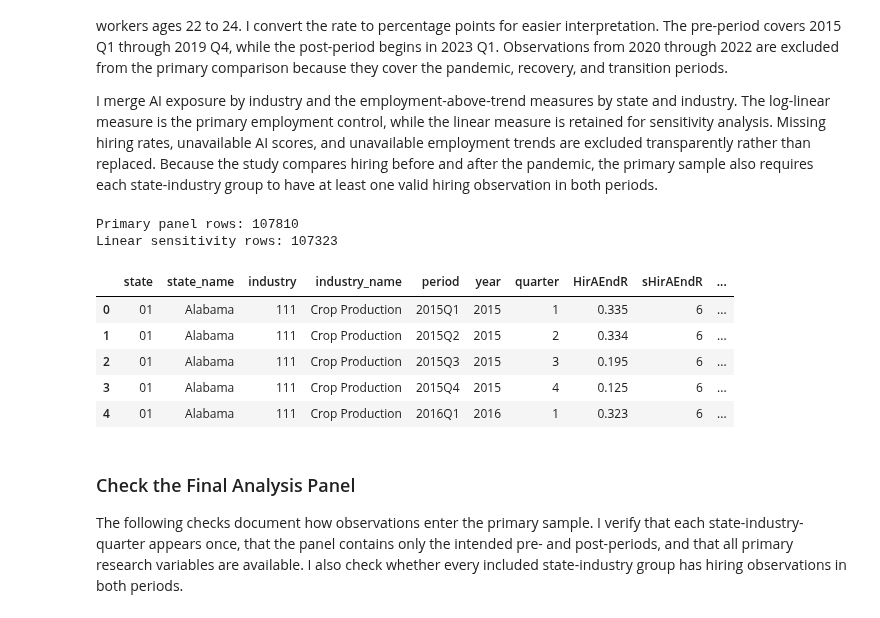
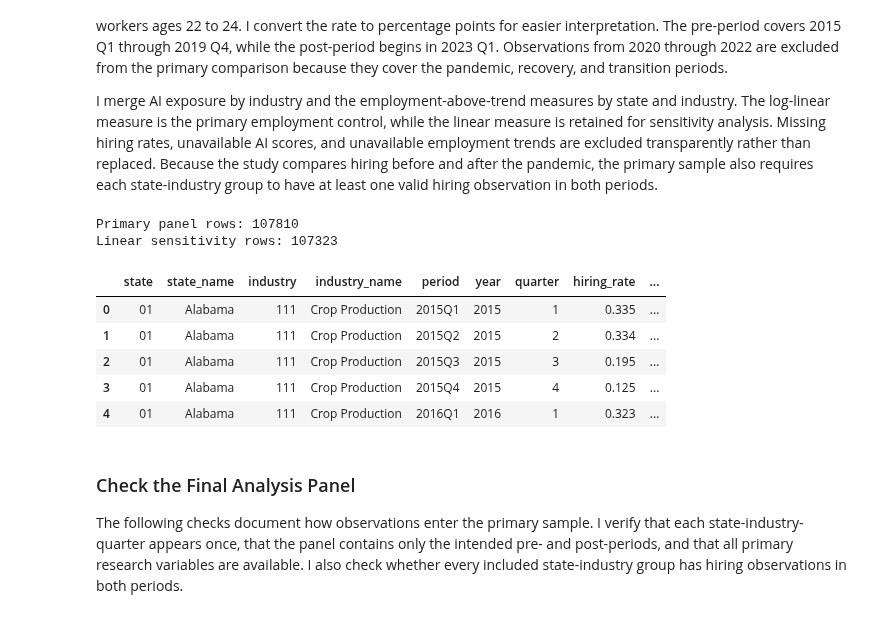
Before and after one commit to viet0901/senior-research, a Jupyter notebook: notebooks/01_research_analysis.ipynb, the cells around one changed output. Saved outputs shown, nothing was run; the diff lists cells and outputs as text; code cells hidden in the pictures.

Commit message:
Complete 1st draft descriptive analysis and prepare final research panel

```diff
--- a/notebooks/01_research_analysis.ipynb
+++ b/notebooks/01_research_analysis.ipynb
@@ -1164,13 +1162,18 @@ hiring_panel = qwi.loc[
         "HirAEndR",
         "sHirAEndR",
     ],
-].copy()
+].rename(
+    columns={
+        "HirAEndR": "hiring_rate",
+        "sHirAEndR": "hiring_rate_status",
+    }
+).copy()
 
 assert not hiring_panel.duplicated(panel_key).any()
 
 
 # Express the hiring rate in percentage points
-hiring_panel["hiring_rate"] = hiring_panel["HirAEndR"].astype(float)
+hiring_panel["hiring_rate"] = hiring_panel["hiring_rate"].astype(float)
 hiring_panel["hiring_rate_pct"] = (
     hiring_panel["hiring_rate"] * 100
 )
@@ -1289,39 +1292,39 @@ primary_analysis_panel = (
         how="inner",
         validate="many_to_one",
     )
     .sort_values(
         ["state", "industry", "year", "quarter"]
     )
     .copy()
 )
 
 
 # The linear sensitivity sample excludes groups
 # without valid linear predictions
 linear_sensitivity_panel = (
     primary_analysis_panel
     .dropna(
         subset=["employment_above_trend_linear_pct"]
     )
     .copy()
 )
 
 print("Primary panel rows:", len(primary_analysis_panel))
 print(
     "Linear sensitivity rows:",
     len(linear_sensitivity_panel),
 )
 
 display(primary_analysis_panel.head())
 # %% [output]
 Primary panel rows: 107810
 Linear sensitivity rows: 107323
-|  | state | state_name | industry | industry_name | period | year | quarter | HirAEndR | sHirAEndR | ... |
-| 0 | 01 | Alabama | 111 | Crop Production | 2015Q1 | 2015 | 1 | 0.335 | 6 | ... |
-| 1 | 01 | Alabama | 111 | Crop Production | 2015Q2 | 2015 | 2 | 0.334 | 6 | ... |
-| 2 | 01 | Alabama | 111 | Crop Production | 2015Q3 | 2015 | 3 | 0.195 | 6 | ... |
-| 3 | 01 | Alabama | 111 | Crop Production | 2015Q4 | 2015 | 4 | 0.125 | 6 | ... |
-| 4 | 01 | Alabama | 111 | Crop Production | 2016Q1 | 2016 | 1 | 0.323 | 6 | ... |
+|  | state | state_name | industry | industry_name | period | year | quarter | hiring_rate | ... |
+| 0 | 01 | Alabama | 111 | Crop Production | 2015Q1 | 2015 | 1 | 0.335 | ... |
+| 1 | 01 | Alabama | 111 | Crop Production | 2015Q2 | 2015 | 2 | 0.334 | ... |
+| 2 | 01 | Alabama | 111 | Crop Production | 2015Q3 | 2015 | 3 | 0.195 | ... |
+| 3 | 01 | Alabama | 111 | Crop Production | 2015Q4 | 2015 | 4 | 0.125 | ... |
+| 4 | 01 | Alabama | 111 | Crop Production | 2016Q1 | 2016 | 1 | 0.323 | ... |
 # %% [markdown]
 ### Check the Final Analysis Panel
 
```
Also changed, not shown: parts of 18 cells of this notebook, 4 other files.
